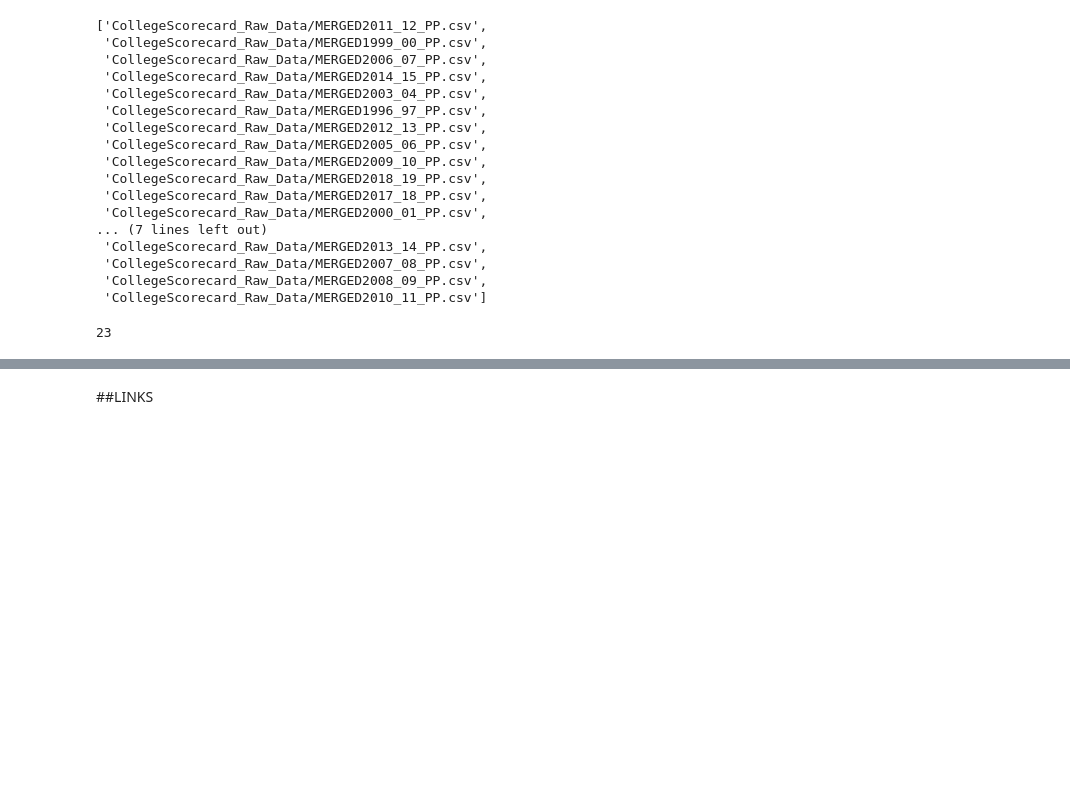
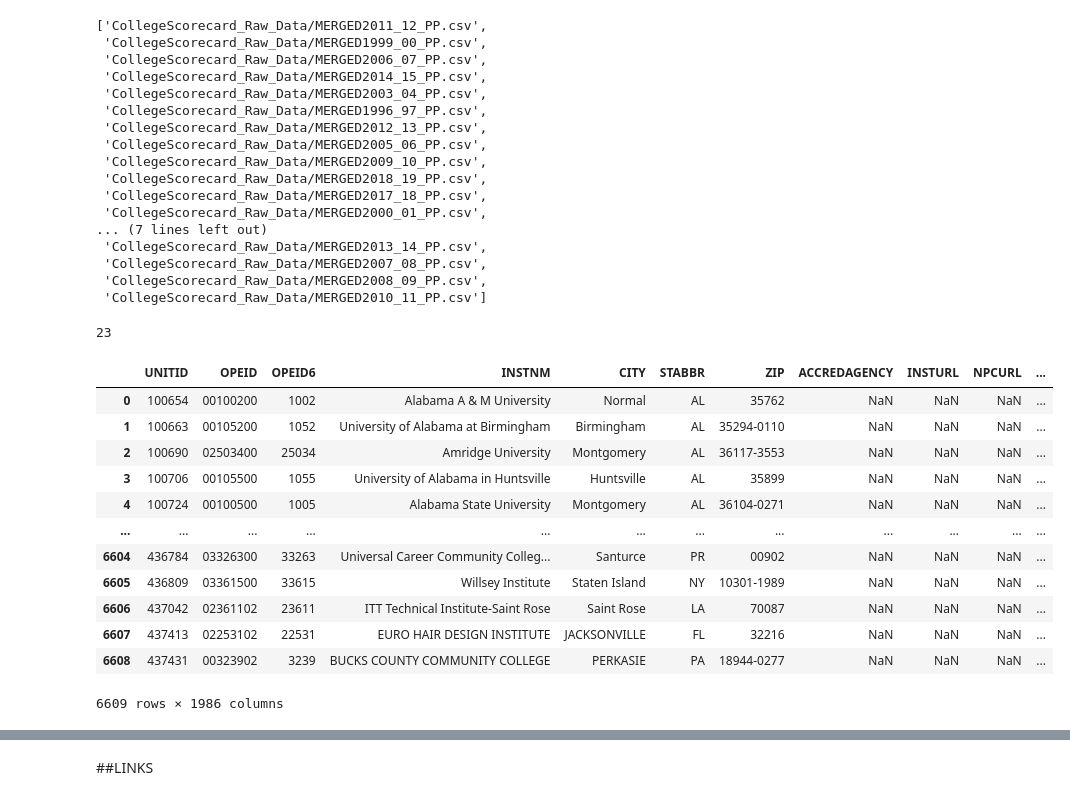
Before and after one commit to jonnie763/DATA-690-WANG-Stats-and-Visualizations, a Jupyter notebook: Jonathan_Rius_Assignment_7.ipynb, the cells around one changed output, grey strips where cells are left out. Cells and saved outputs as stored; diff of their text form; code cells hidden in the pictures; blank space fills up the shorter version.

```diff
--- a/Jonathan_Rius_Assignment_7.ipynb
+++ b/Jonathan_Rius_Assignment_7.ipynb
@@ -100,9 +104,23 @@ len(file_names)
 # After all data files are loaded and appended to the list, you would use Pandas to concatenate them into a
 # new single data frame.
 # Note: this exercise incorporates many techques we learned before
-# - list (creating an empty, append an item to the list)
+# list (creating an empty, append an item to the list)
 # - for loop
 # - read only the needed columns from a file (using usecols option)
 # - add a new column to a data frame
 # - concatenate multiple dataframes into a single one
 # This exercise may appear a big challenging but it worths the effort. You will learn a lot and  love it. I promise.
+# <3>
+# os library has a method call listdir which generates a list of files in a directory/folder.
+
+zip_file = ZipFile("/content/CollegeScorecard_Raw_Data (2).zip")
+
+zip_info = zip_file.infolist()
+
+file_names  =  zip_info
+
+file_names
+for file_name in file_names:
+
+    df = pd.read_csv(zip_file.open(file_names[1]))
+    df[["UNITID", "INSTNM","CITY", "STABBR", "ZIP", "ADM_RATE", "UGDS", "TUITIONFEE_IN", "MN_EARN_WNE_P10" ]]
@@ -118,0 +127,17 @@ zip_file.open(file_names)
+# %%
+ df = pd.read_csv(zip_file.open(file_names[1]))
+ df
+# %% [output]
+|  | UNITID | OPEID | OPEID6 | INSTNM | CITY | STABBR | ZIP | ACCREDAGENCY | INSTURL | NPCURL | ... |
+| 0 | 100654 | 00100200 | 1002 | Alabama A & M University | Normal | AL | 35762 | NaN | NaN | NaN | ... |
+| 1 | 100663 | 00105200 | 1052 | University of Alabama at Birmingham | Birmingham | AL | 35294-0110 | NaN | NaN | NaN | ... |
+| 2 | 100690 | 02503400 | 25034 | Amridge University | Montgomery | AL | 36117-3553 | NaN | NaN | NaN | ... |
+| 3 | 100706 | 00105500 | 1055 | University of Alabama in Huntsville | Huntsville | AL | 35899 | NaN | NaN | NaN | ... |
+| 4 | 100724 | 00100500 | 1005 | Alabama State University | Montgomery | AL | 36104-0271 | NaN | NaN | NaN | ... |
+| ... | ... | ... | ... | ... | ... | ... | ... | ... | ... | ... | ... |
+| 6604 | 436784 | 03326300 | 33263 | Universal Career Community Colleg... | Santurce | PR | 00902 | NaN | NaN | NaN | ... |
+| 6605 | 436809 | 03361500 | 33615 | Willsey Institute | Staten Island | NY | 10301-1989 | NaN | NaN | NaN | ... |
+| 6606 | 437042 | 02361102 | 23611 | ITT Technical Institute-Saint Rose | Saint Rose | LA | 70087 | NaN | NaN | NaN | ... |
+| 6607 | 437413 | 02253102 | 22531 | EURO HAIR DESIGN INSTITUTE | JACKSONVILLE | FL | 32216 | NaN | NaN | NaN | ... |
+| 6608 | 437431 | 00323902 | 3239 | BUCKS COUNTY COMMUNITY COLLEGE | PERKASIE | PA | 18944-0277 | NaN | NaN | NaN | ... |
+6609 rows × 1986 columns
```
Also changed, not shown: parts of 32 cells of this notebook.
